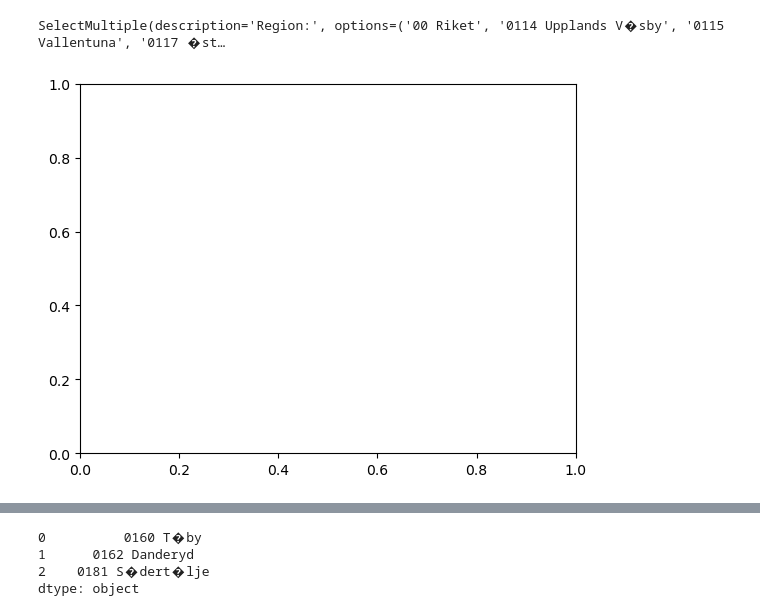
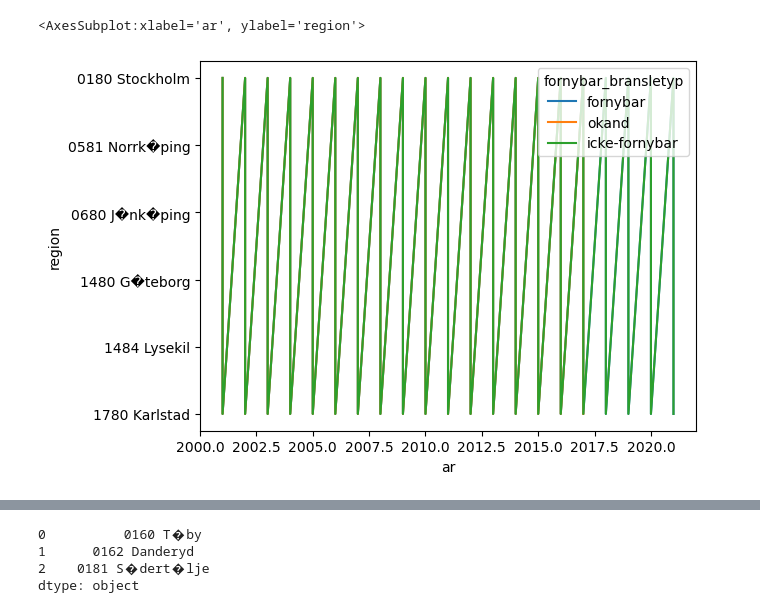
Before and after one commit to mnikolop/case3-swedish-energy, a Jupyter notebook: code/4-descriptive-analysis.ipynb, the cells around one changed output, grey strips where cells are left out. Drawn from its saved outputs; the diff is of its cells as text; code cells hidden in the pictures.

```diff
--- a/code/4-descriptive-analysis.ipynb
+++ b/code/4-descriptive-analysis.ipynb
@@ -62,0 +91,5 @@ freq                     524304
+# %%
+leveranser_flytande.m3 = leveranser_flytande.m3.fillna(method='ffill'); print('leveranser_flytande: Number of Nuls: ', leveranser_flytande.isna().sum().sum(), 'out of', len(leveranser_flytande))
+fjarrvarmeproduktion.MWh = fjarrvarmeproduktion.MWh.interpolate(); print('fjarrvarmeproduktion: Number of Nuls: ', fjarrvarmeproduktion.isna().sum().sum(), 'out of', len(fjarrvarmeproduktion))
+# slutanvandning = slutanvandning.fillna('fffill'); print('slutanvandning: Number of Nuls: ', slutanvandning.isna().sum().sum(), 'out of', len(slutanvandning))
+energidata.MWh = energidata.MWh.fillna(method='ffill'); print('energidata: Number of Nuls: ', energidata.isna().sum().sum(), 'out of', len(energidata))
@@ -62,0 +116,12 @@ freq                     524304
+# %%
+leveranser_flytande_group = leveranser_flytande.groupby(['region', 'ar', 'fornybar_bransletyp'], as_index=False
+                 ).agg(
+                        Mean=('m3', np.mean),
+                        Sum=('m3', np.sum),
+                        Avg=('m3', np.average),
+                        Count=('m3', 'count'),
+                        Max=('m3', np.max),
+                        Min=('m3', np.min)
+                 ).sort_values(by=['Mean', 'Sum', 'Avg', 'Max', 'Min'])
+
+# temp['col'] = temp.region + temp.ar.astype(str) + temp.fornybar_bransletyp
@@ -62,0 +158,13 @@ freq                     524304
+# %%
+leveranser_flytande_group = leveranser_flytande_group.where(leveranser_flytande_group.region.isin(
+    ["1484 Lysekil", "1780 Karlstad", "0581 Norrk�ping", "0680 J�nk�ping", "0180 Stockholm", "1480 G�teborg"])).dropna().reset_index(drop=True)
+
+leveranser_flytande_group = leveranser_flytande_group[['region','ar', 'fornybar_bransletyp', 'Sum']]
+
+leveranser_flytande_group.ar = leveranser_flytande_group.ar.astype(int)
+
+# leveranser_flytande_group['col'] = leveranser_flytande_group.ar.astype(str) + leveranser_flytande_group.fornybar_bransletyp
+
+# leveranser_flytande_group = leveranser_flytande_group.pivot(index='col', columns='region', values='Sum')
+
+# leveranser_flytande_group = leveranser_flytande_group.pivot(index=['ar', 'region'], columns='fornybar_bransletyp', values='Sum')
@@ -63,13 +187,16 @@ freq                     524304
+# %%
+sns.lineplot(data=leveranser_flytande_group, x='ar',
+             y='region', hue='fornybar_bransletyp', units='fornybar_bransletyp', estimator=None, sort=True)
+# %% [output]
+<AxesSubplot:xlabel='ar', ylabel='region'>
+[figure, added]
 # %%
-regions_selection = widgets.SelectMultiple(
-    options=list(leveranser_flytande.region.drop_duplicates(
-        keep='first').reset_index(drop=True)),
-    rows=20,
-    description='Region:',
-    disabled=False,
-)
-display(regions_selection)
+# regions_selection = widgets.SelectMultiple(
+#     options=list(leveranser_flytande.region.drop_duplicates(
+#         keep='first').reset_index(drop=True)),
+#     rows=20,
+#     description='Region:',
+#     disabled=False,
+# )
+# display(regions_selection)
-# %% [output]
-SelectMultiple(description='Region:', options=('00 Riket', '0114 Upplands V�sby', '0115 Vallentuna', '0117 �st…
-[figure, removed]
 # %%
```
Also changed, not shown: parts of 17 cells of this notebook, 1 other file.
